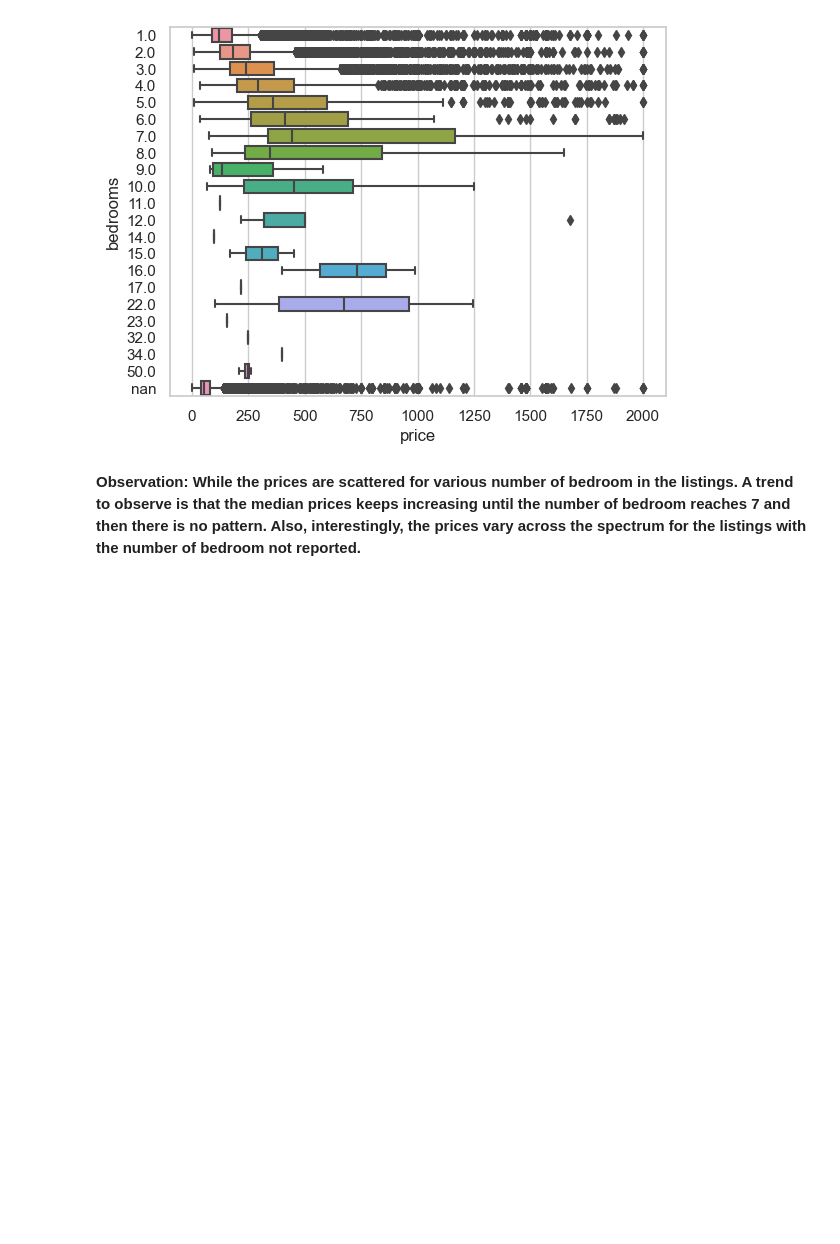
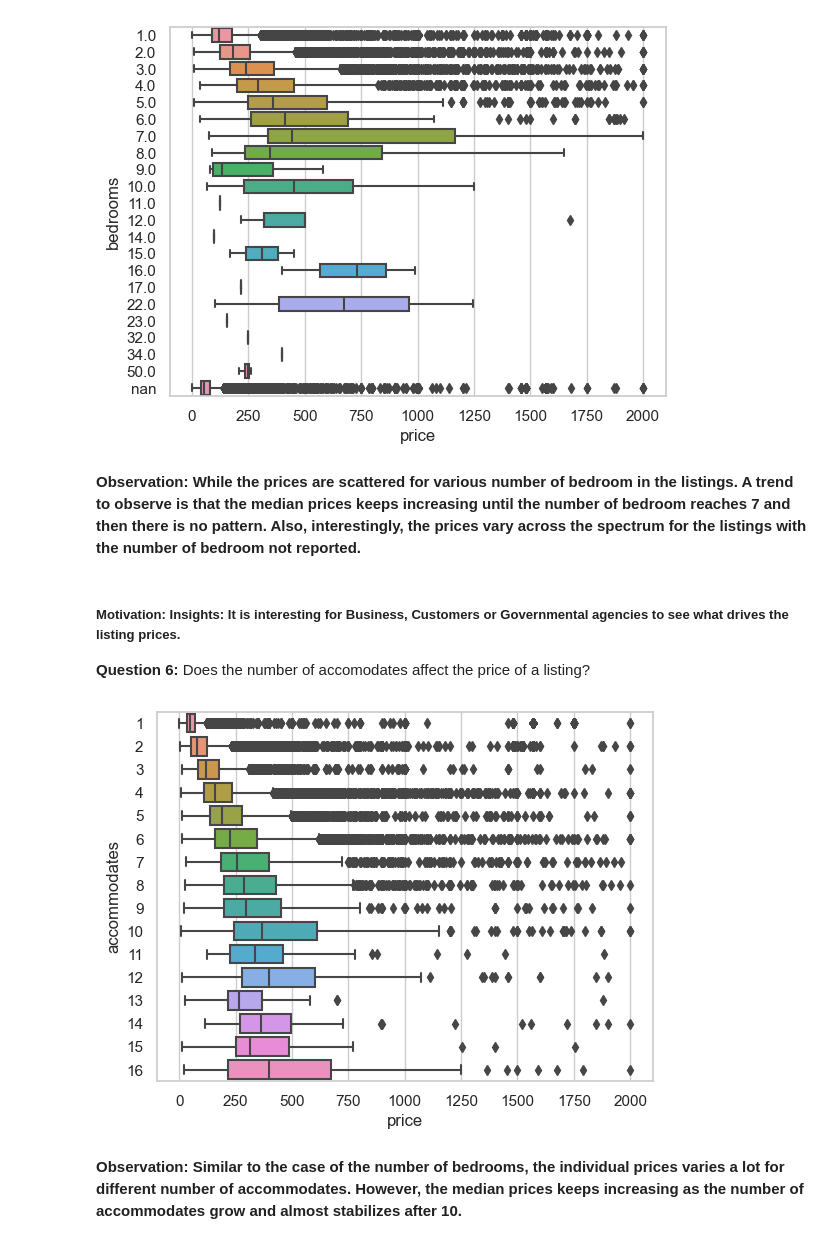
Before and after one commit to aravindkg7/Data-Science-Projects, a Jupyter notebook: Data Analysis - London BnB listings.ipynb, the cells around one changed output. Saved outputs shown, nothing was run; the diff lists cells and outputs as text; code cells hidden in the pictures; blank space fills up the shorter version.

Commit message:
Analysis 6 - Accomodates vs price

```diff
--- a/Data Analysis - London BnB listings.ipynb
+++ b/Data Analysis - London BnB listings.ipynb
@@ -329,3 +329,15 @@ plt.show()
 [figure]
 # %% [markdown]
 **Observation: While the prices are scattered for various number of bedroom in the listings. A trend to observe is that the median prices keeps increasing until the number of bedroom reaches 7 and then there is no pattern. Also, interestingly, the prices vary across the spectrum for the listings with the number of bedroom not reported.**
+# %% [markdown]
+##### **Motivation:** Insights: It is interesting for Business, Customers or Governmental agencies to see what drives the listing prices.
+**Question 6:** Does the number of accomodates affect the price of a listing?
+# %%
+#Plot the distribution of prices for different number of accommodates
+data = data.sort_values('accommodates')
+sns.boxplot(data=data, x='price', y=data['accommodates'].astype(str))
+plt.show()
+# %% [output]
+[figure, added]
+# %% [markdown]
+**Observation: Similar to the case of the number of bedrooms, the individual prices varies a lot for different number of accommodates. However, the median prices keeps increasing as the number of accommodates grow and almost stabilizes after 10.**
```
